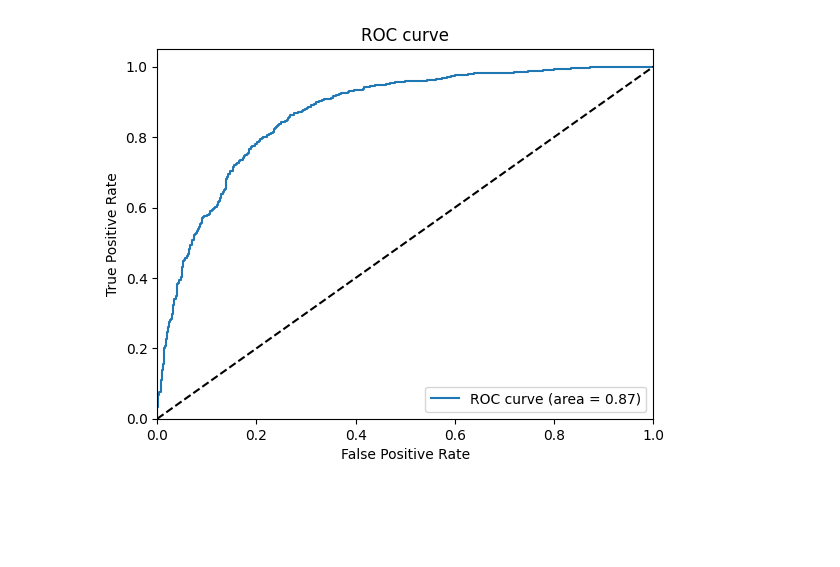
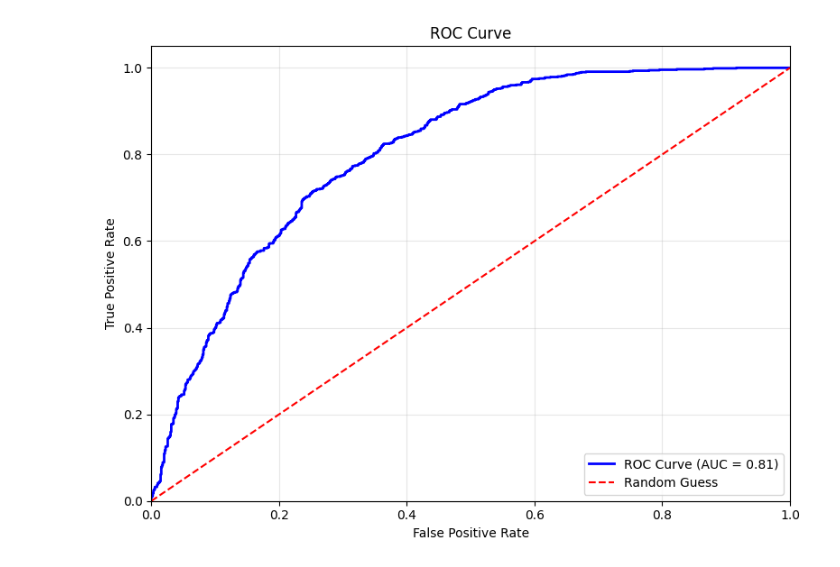
Before and after one commit to bsc-quantic/tn4ml, a Jupyter notebook: docs/examples/mnist_ad_sweeps.ipynb, the cells around one changed output. Saved outputs shown, nothing was run; the diff lists cells and outputs as text; code cells hidden in the pictures; blank space fills up the shorter version.

```diff
--- a/docs/examples/mnist_ad_sweeps.ipynb
+++ b/docs/examples/mnist_ad_sweeps.ipynb
@@ -161,5 +193,5 @@ test_anomaly = np.take(test_anomaly, indices, axis=0)
 # %%
 loss = LogQuadNorm
 
-anomaly_score = model.evaluate(test_anomaly, evaluate_type=0, return_list=True, dtype=jnp.float64, batch_size=128, embedding=embedding, loss_function = loss)
-normal_score = model.evaluate(test_normal, evaluate_type=0, return_list=True, dtype=jnp.float64, batch_size=128, embedding=embedding, loss_function = loss)
+anomaly_score = model.evaluate(test_anomaly, evaluate_type=0, return_list=True, dtype=jnp.float64, batch_size=128, embedding=embedding, metric = loss)
+normal_score = model.evaluate(test_normal, evaluate_type=0, return_list=True, dtype=jnp.float64, batch_size=128, embedding=embedding, metric = loss)
@@ -172,4 +202,4 @@ def get_roc_data(normal, anomaly):
 # %%
-fpr, tpr = get_roc_data(normal_score, anomaly_score)
+fpr, tpr = get_roc_curve_data(anomaly_score, normal_score, anomaly_det=True)
 auc_value = auc(fpr, tpr)
 # %% [markdown]
@@ -192,14 +218,5 @@ plt.show()
-# %%
-# Plot ROC curve
-plt.figure()
-plt.plot(fpr, tpr, label='ROC curve (area = %0.2f)' % auc_value)
-plt.plot([0, 1], [0, 1], 'k--')  # Random guess line
-plt.xlim([0.0, 1.0])
-plt.ylim([0.0, 1.05])
-plt.xlabel('False Positive Rate')
-plt.ylabel('True Positive Rate')
-plt.title('ROC curve')
-plt.legend(loc="lower right")
-plt.show()
-# %% [output]
-[figure, removed]
+# %%
+# Plot ROC curve
+plot_ROC_curve_from_data(fpr, tpr)
+# %% [output]
+[figure, added]
```
Also changed, not shown: parts of 29 cells of this notebook.
